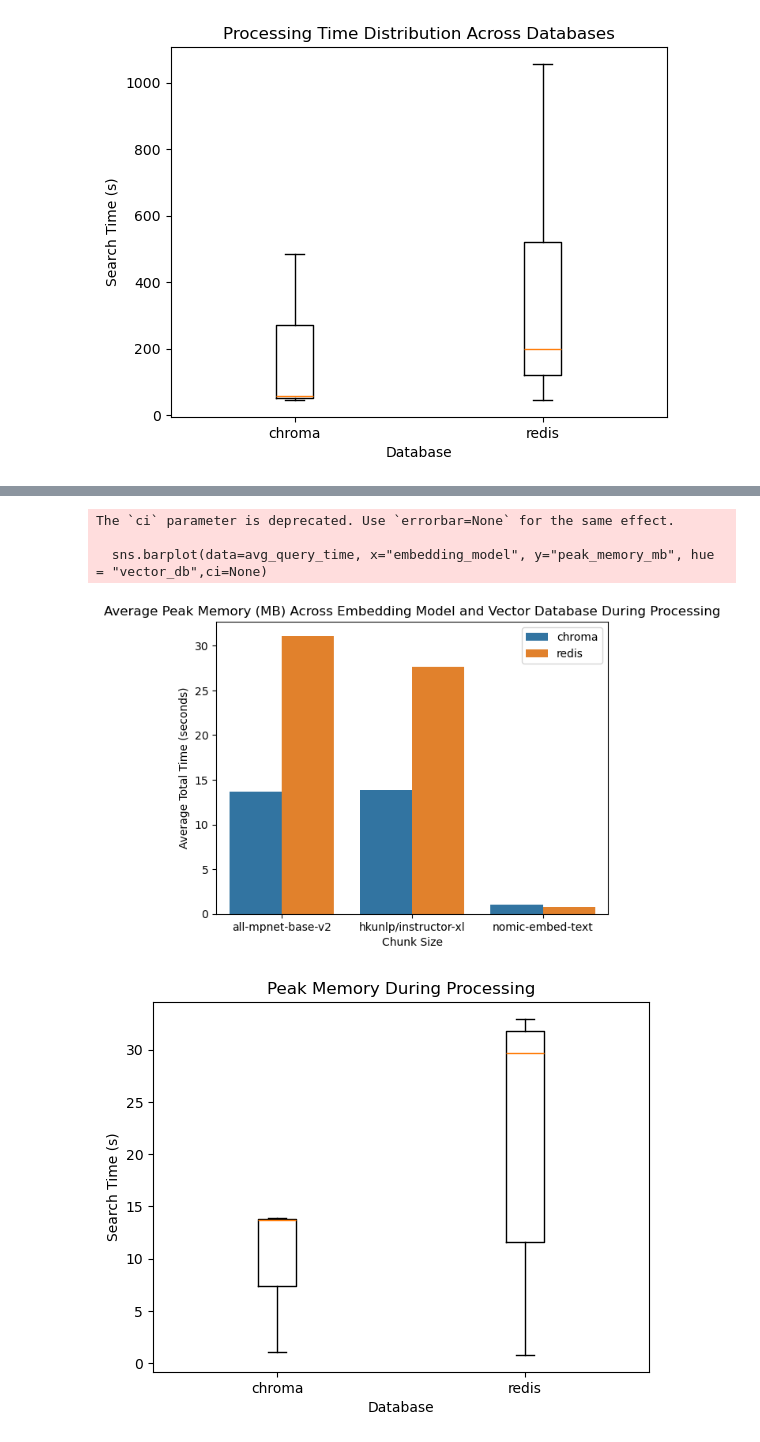
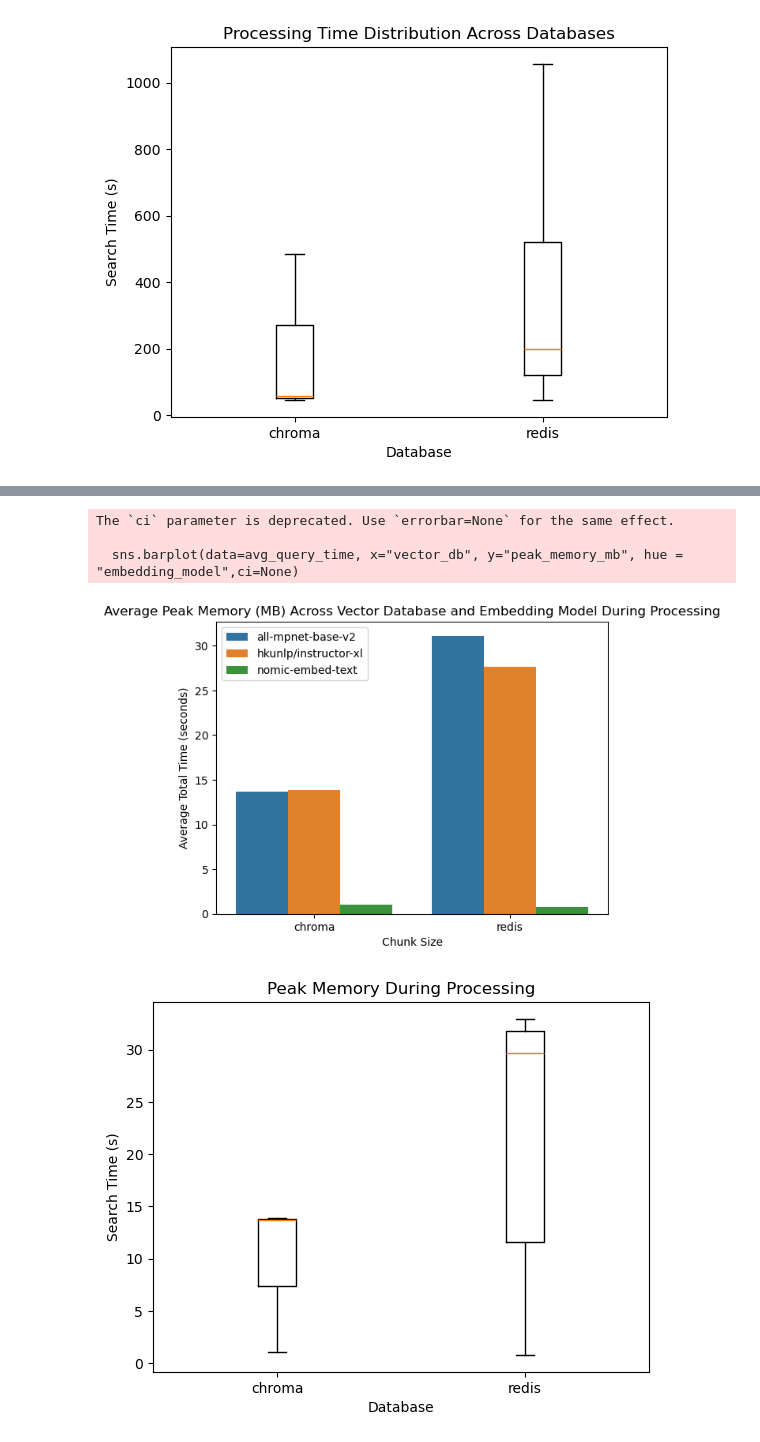
Before and after one commit to mmikanguyen/practical02, a Jupyter notebook: practical02_viz.ipynb, the cells around one changed output, grey strips where cells are left out. Drawn from its saved outputs; the diff is of its cells as text; code cells hidden in the pictures.

```diff
--- a/practical02_viz.ipynb
+++ b/practical02_viz.ipynb
@@ -116,16 +113,16 @@ The `ci` parameter is deprecated. Use `errorbar=None` for the same effect.
 # %%
-avg_query_time = proc_df.groupby(["embedding_model", "vector_db"])["peak_memory_mb"].mean().reset_index()
-sns.barplot(data=avg_query_time, x="embedding_model", y="peak_memory_mb", hue = "vector_db",ci=None)
-plt.title("Average Peak Memory (MB) Across Embedding Model and Vector Database During Processing")
+avg_query_time = proc_df.groupby(["vector_db", "embedding_model"])["peak_memory_mb"].mean().reset_index()
+sns.barplot(data=avg_query_time, x="vector_db", y="peak_memory_mb", hue = "embedding_model",ci=None)
+plt.title("Average Peak Memory (MB) Across Vector Database and Embedding Model During Processing")
 plt.xlabel("Chunk Size")
 plt.ylabel("Average Total Time (seconds)")
 plt.legend(title="")
 plt.show()
 # %% [output]
 The `ci` parameter is deprecated. Use `errorbar=None` for the same effect.
 
-  sns.barplot(data=avg_query_time, x="embedding_model", y="peak_memory_mb", hue = "vector_db",ci=None)
+  sns.barplot(data=avg_query_time, x="vector_db", y="peak_memory_mb", hue = "embedding_model",ci=None)
-[figure, old version]
+[figure, new version]
 # %%
 ## 1. Boxplot: Query Time Distribution by Database
 dbs = proc_df["vector_db"].unique()
```
Also changed, not shown: parts of 3 cells of this notebook.
